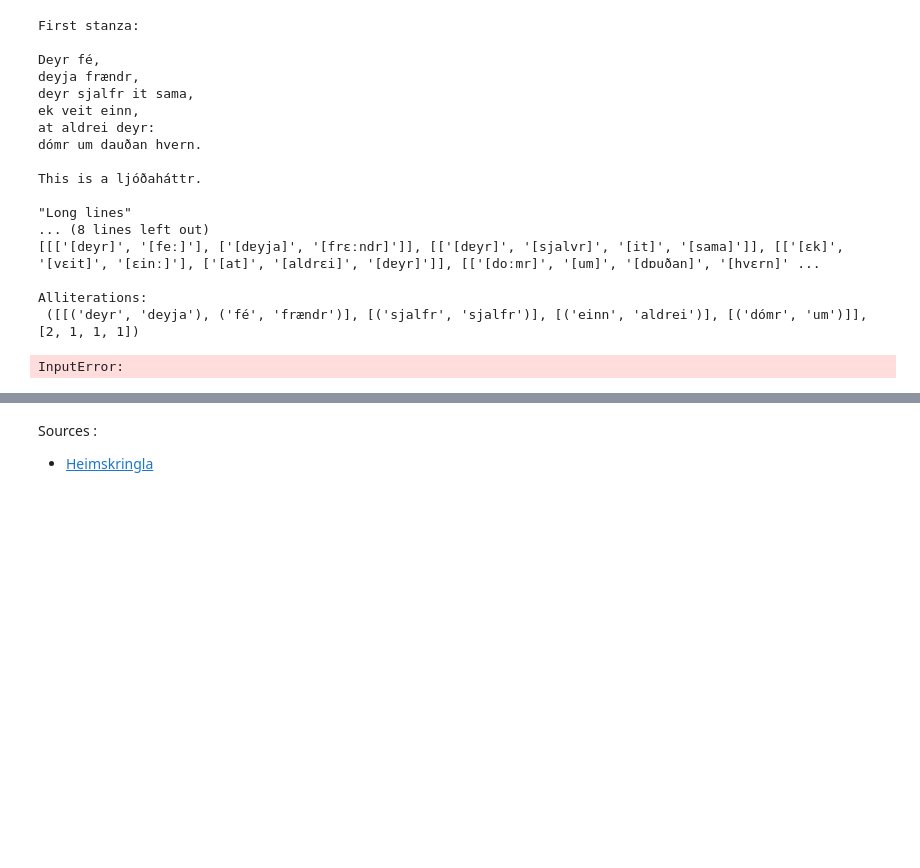
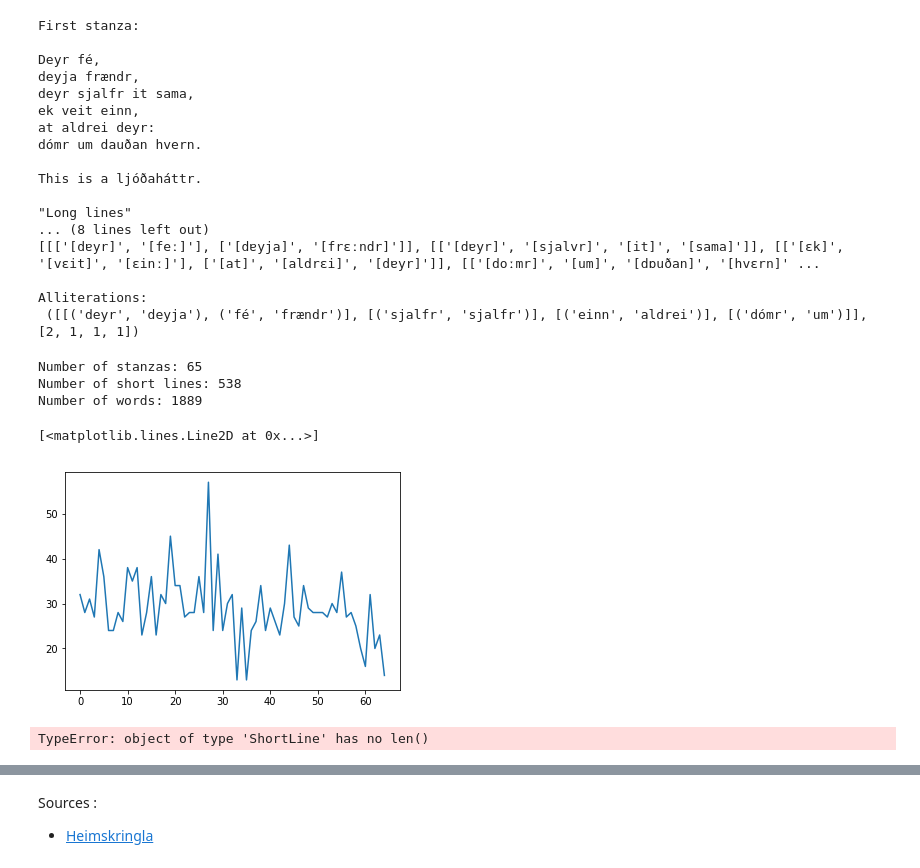
Before and after one commit to clemsciences/old_norse_notebook, a Jupyter notebook: voluspa.ipynb, the cells around one changed output, grey strips where cells are left out. Saved outputs shown, nothing was run; the diff lists cells and outputs as text; code cells hidden in the pictures; blank space fills up the shorter version.

```diff
--- a/voluspa.ipynb
+++ b/voluspa.ipynb
@@ -393,33 +396,39 @@ Alliterations:
 # %%
 voluspa = MetreManager.load_poem_from_paragraphs(voluspa_paragraphs)
 
 # for paragraph in voluspa_paragraphs:
 #    if MetreManager.is_fornyrdhislag(paragraph):
 #        fnl = Fornyrdhislag()
 #        fnl.from_short_lines_text(paragraph)
 #        voluspa.append(fnl)
 #    elif MetreManager.is_ljoodhhaattr(paragraph):
 #        lh = Ljoodhhaattr()
 #        lh.from_short_lines_text(paragraph)
 #        voluspa.append(lh)
 
 number_stanzas = len(voluspa)
 print("Number of stanzas:", number_stanzas)
-number_long_lines = sum([len(meter.long_lines) for meter in voluspa])
-print("Number of long lines:", number_long_lines)
+#number_long_lines = sum([len(meter.long_lines) for meter in voluspa])
+#print("Number of long lines:", number_long_lines)
 number_short_lines = sum([len(meter.short_lines) for meter in voluspa])
 print("Number of short lines:", number_short_lines)
 number_words = sum([len(short_line.tokenized_text) for meter in voluspa for short_line in meter.short_lines])
 print("Number of words:", number_words)
 word_number_per_stanza = [sum([len(short_line.tokenized_text) for short_line in meter.short_lines]) for meter in voluspa ]
 plt.plot(word_number_per_stanza)
 # %% [output]
-InputError:
+Number of stanzas: 65
+Number of short lines: 538
+Number of words: 1889
+[<matplotlib.lines.Line2D at 0x...>]
+[figure, added]
 # %%
-x = np.arange(number_long_lines-6)  # np.linspace(0, number_long_lines, 1)
-p1 = plt.plot(x, ([len(long_line[0].tokenized_text) for meter in voluspa for long_line in meter.long_lines if len(long_line) >= 2]), marker="o")
-p2 = plt.plot(x, ([len(long_line[1].tokenized_text) for meter in voluspa for long_line in meter.long_lines if len(long_line) >= 2]), marker="v")
+x = np.arange(number_short_lines-6)  # np.linspace(0, number_long_lines, 1)
+p1 = plt.plot(x, ([len(long_line[0].tokenized_text) for meter in voluspa for short_line in meter.short_lines if len(short_line) >= 2]), marker="o")
+p2 = plt.plot(x, ([len(long_line[1].tokenized_text) for meter in voluspa for short_line in meter.short_lines if len(short_line) >= 2]), marker="v")
 plt.title("Comparison")
 
 # number of alliterations from the first shor line of a long line
 # number of alliterations from the second shor line of a long line
+# %% [output]
+TypeError: object of type 'ShortLine' has no len()
```
Also changed, not shown: parts of 3 cells of this notebook.
